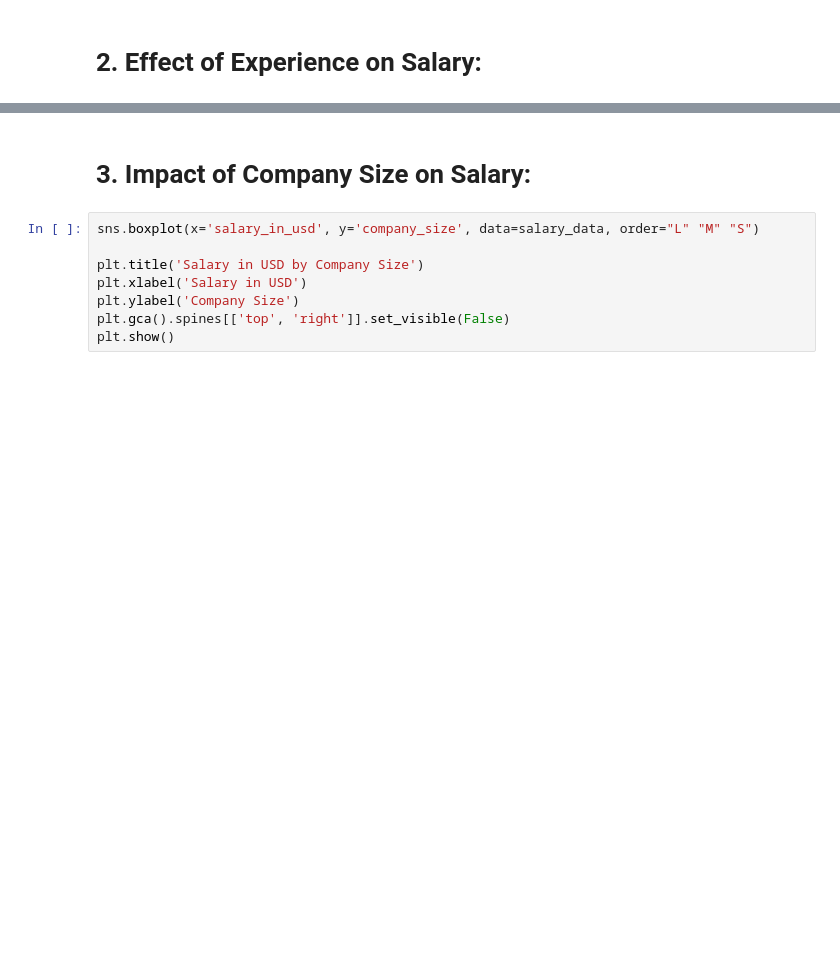
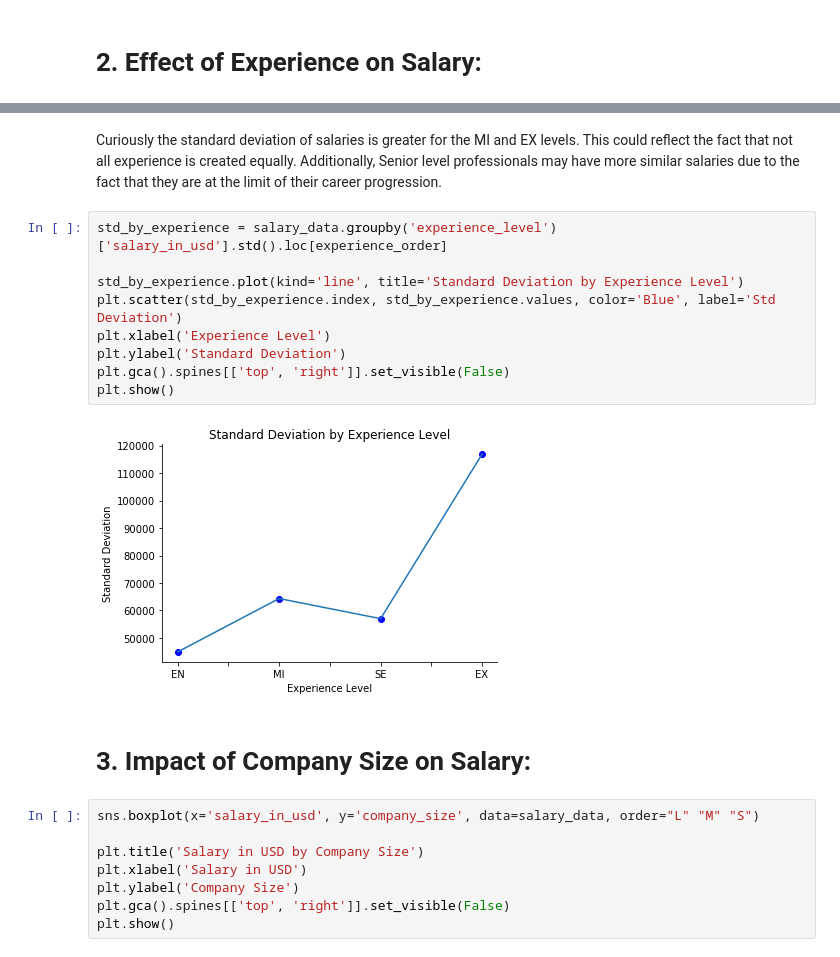
Before and after one commit to stat220/lab-1-statistically-depressed-data-obsessed, a Jupyter notebook: Stat_220_LAB1.ipynb, the cells around one changed output, grey strips where cells are left out. Cells and saved outputs as stored; diff of their text form; blank space fills up the shorter version.

```diff
--- a/Stat_220_LAB1.ipynb
+++ b/Stat_220_LAB1.ipynb
@@ -46,3 +68,16 @@ plt.show()
+# %% [markdown]
+Curiously the standard deviation of salaries is greater for the MI and EX levels. This could reflect the fact that not all experience is created equally. Additionally, Senior level professionals may have more similar salaries due to the fact that they are at the limit of their career progression.
+# %%
+std_by_experience = salary_data.groupby('experience_level')['salary_in_usd'].std().loc[experience_order]
+
+std_by_experience.plot(kind='line', title='Standard Deviation by Experience Level')
+plt.scatter(std_by_experience.index, std_by_experience.values, color='Blue', label='Std Deviation')
+plt.xlabel('Experience Level')
+plt.ylabel('Standard Deviation')
+plt.gca().spines[['top', 'right']].set_visible(False)
+plt.show()
+# %% [output]
+[figure, added]
 # %% [markdown]
 # 3. Impact of Company Size on Salary:
 # %%
```
Also changed, not shown: parts of 7 cells of this notebook.
